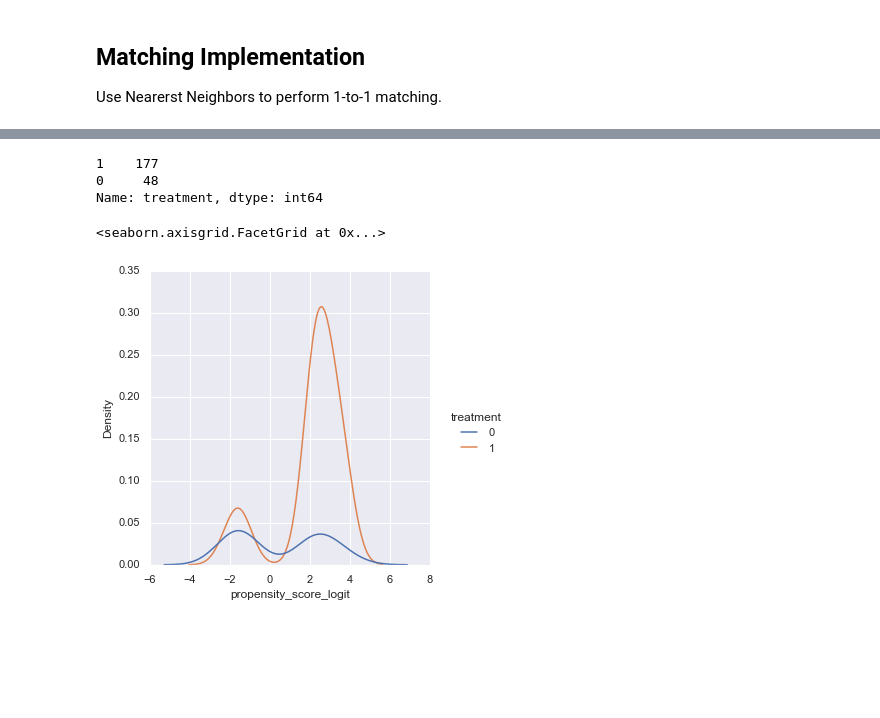
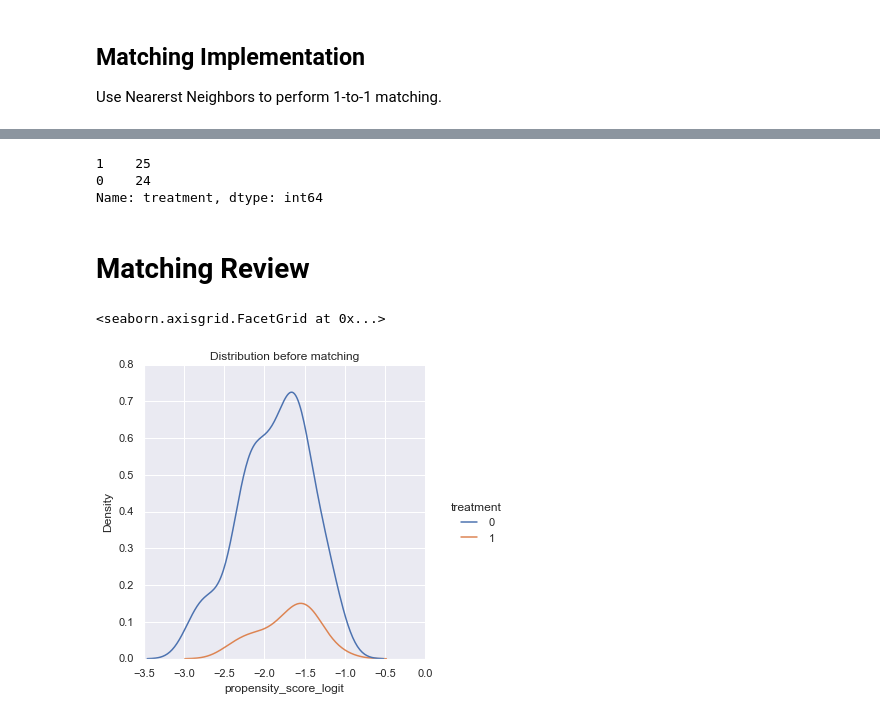
Before and after one commit to konosp/propensity-score-matching, a Jupyter notebook: PSM - v2.ipynb, the cells around one changed output, grey strips where cells are left out. Cells and saved outputs as stored; diff of their text form; code cells hidden in the pictures; blank space fills up the shorter version.

```diff
--- a/PSM - v2.ipynb
+++ b/PSM - v2.ipynb
@@ -98,2 +101,2 @@ plt.legend()
 # %%
-common_support = (predictions_logit > -10) & (predictions_logit < 40)
+common_support = (predictions_logit > -3) & (predictions_logit < -1)
@@ -112,6 +104,11 @@ dt = pd.DataFrame(data = {
 df_data.loc[:,'propensity_score'] = predictions[:,1]
 df_data.loc[:,'propensity_score_logit'] = predictions_logit
 df_data.loc[:,'outcome'] = y.Survived
+
+X_encoded.loc[:,'propensity_score'] = predictions[:,1]
+X_encoded.loc[:,'propensity_score_logit'] = predictions_logit
+X_encoded.loc[:,'outcome'] = y.Survived
+X_encoded.loc[:,'treatment'] = df_data.treatment
 # %% [output]
 A value is trying to be set on a copy of a slice from a DataFrame.
 Try using .loc[row_indexer,col_indexer] = value instead
@@ -153,9 +145,10 @@ df_data.loc[common_support].head(2)
 Use Nearerst Neighbors to perform 1-to-1 matching.
 # %%
 caliper = np.std(df_data.propensity_score) * 0.25
-print('Caliper is: {}'.format(caliper))
 
-df_data = df_data.loc[common_support].reset_index().rename(columns = {'index':'old_index'})
+print('\nCaliper (radius) is: {:.4f}\n'.format(caliper))
+
+df_data = X_encoded.loc[common_support].reset_index().rename(columns = {'index':'old_index'})
 
 knn = NearestNeighbors(n_neighbors=10 , p = 2, radius=caliper)
 knn.fit(df_data[['propensity_score_logit']].to_numpy())
@@ -174,8 +163,9 @@ distances , indexes = knn.kneighbors(
 # %%
 def perfom_matching(row, indexes, df_data):
-    current_index = row['index'] # Obtain value from index-named column, not the actual DF index.
+    current_index = int(row['index']) # Obtain value from index-named column, not the actual DF index.
+    # import pdb;pdb.set_trace()
     for idx in indexes[current_index,:]:
         if (current_index != idx) and (row.treatment == 1) and (df_data.loc[idx].treatment == 0):
-            return idx
+            return int(idx)
 # %%
 df_data['matched_element'] = df_data.reset_index().apply(perfom_matching, axis = 1, args = (indexes, df_data))
@@ -196,11 +179,13 @@ tmp = df_data.loc[all_matched_elements]
 # %%
-tmp.treatment.value_counts()
+matched_data.treatment.value_counts()
 # %% [output]
-1    177
-0     48
+1    25
+0    24
 Name: treatment, dtype: int64
+# %% [markdown]
+# Matching Review
 # %%
-sns.displot(x = tmp['propensity_score_logit'], hue = tmp['treatment'], kind="kde")
+sns.displot(data = df_data, x = 'propensity_score_logit', hue = 'treatment', kind = 'kde').set(title='Distribution before matching')
 # %% [output]
 <seaborn.axisgrid.FacetGrid at 0x...>
-[figure, old version]
+[figure, new version]
```
Also changed, not shown: parts of 32 cells of this notebook, 2 other files.
